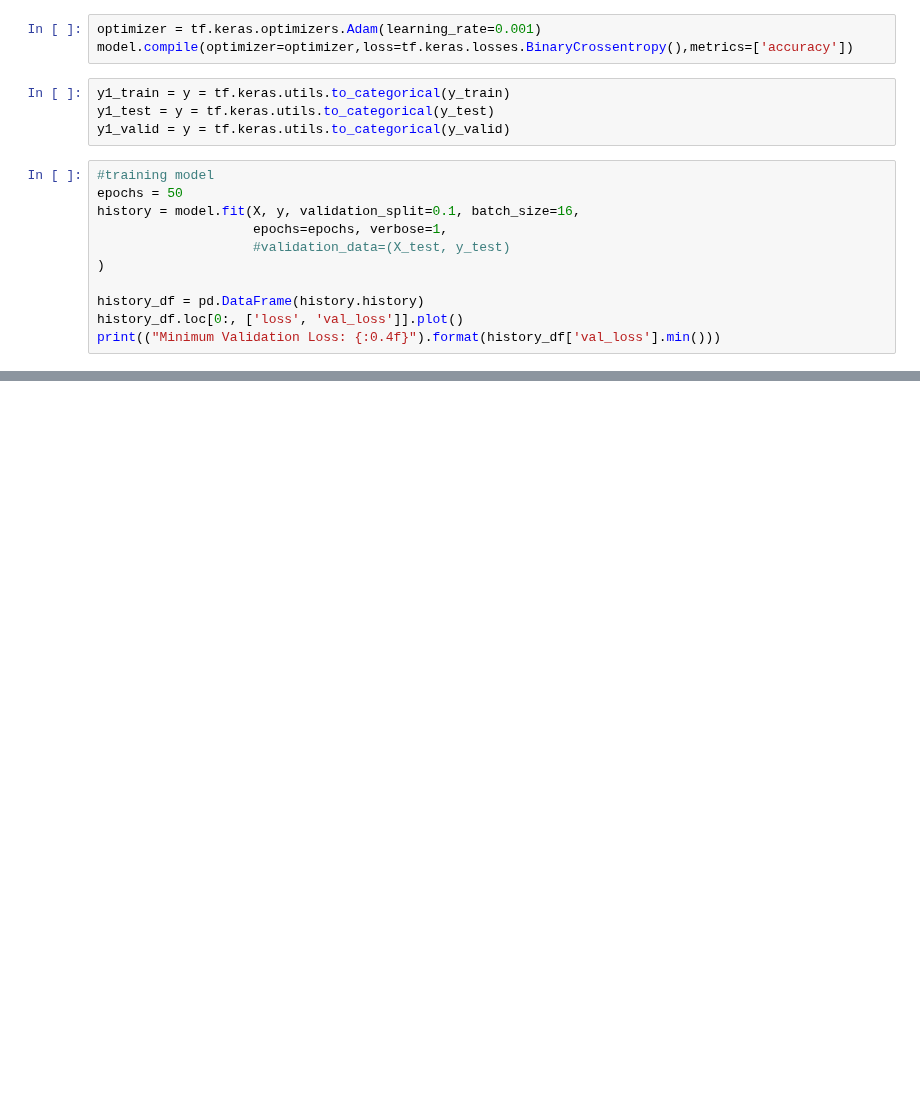
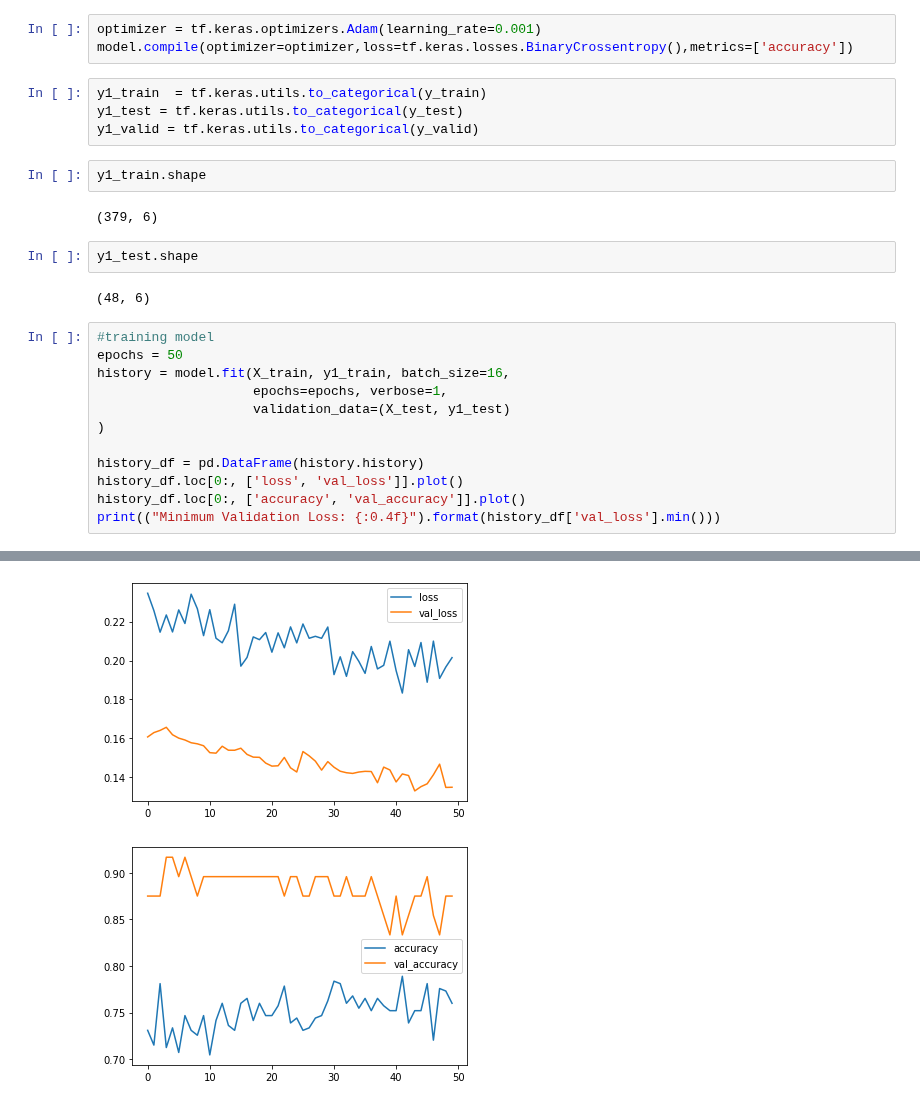
Before and after one commit to Vineet2107/ML-for-Civil-Engineering-CE784A-, a Jupyter notebook: Assignment2_TMD_CE784.ipynb, the cells around one changed output, grey strips where cells are left out. Saved outputs shown, nothing was run; the diff lists cells and outputs as text; blank space fills up the shorter version.

```diff
--- a/Assignment2_TMD_CE784.ipynb
+++ b/Assignment2_TMD_CE784.ipynb
@@ -350,17 +595,27 @@ model = tf.keras.Sequential([
 optimizer = tf.keras.optimizers.Adam(learning_rate=0.001)
 model.compile(optimizer=optimizer,loss=tf.keras.losses.BinaryCrossentropy(),metrics=['accuracy'])
 # %%
-y1_train = y = tf.keras.utils.to_categorical(y_train)
-y1_test = y = tf.keras.utils.to_categorical(y_test)
-y1_valid = y = tf.keras.utils.to_categorical(y_valid)
+y1_train  = tf.keras.utils.to_categorical(y_train)
+y1_test = tf.keras.utils.to_categorical(y_test)
+y1_valid = tf.keras.utils.to_categorical(y_valid)
+# %%
+y1_train.shape
+# %% [output]
+(379, 6)
+# %%
+y1_test.shape
+# %% [output]
+(48, 6)
 # %%
 #training model
 epochs = 50
-history = model.fit(X, y, validation_split=0.1, batch_size=16,
+history = model.fit(X_train, y1_train, batch_size=16,
                     epochs=epochs, verbose=1,
-                    #validation_data=(X_test, y_test)
+                    validation_data=(X_test, y1_test)
 )
 
 history_df = pd.DataFrame(history.history)
 history_df.loc[0:, ['loss', 'val_loss']].plot()
+history_df.loc[0:, ['accuracy', 'val_accuracy']].plot()
 print(("Minimum Validation Loss: {:0.4f}").format(history_df['val_loss'].min()))
+# %% [output]
@@ -366,0 +639,2 @@ print(("Minimum Validation Loss: {:0.4f}").format(history_df['val_loss'].min()))
+[figure, added]
+[figure, added]
```
Also changed, not shown: parts of 45 cells of this notebook.
